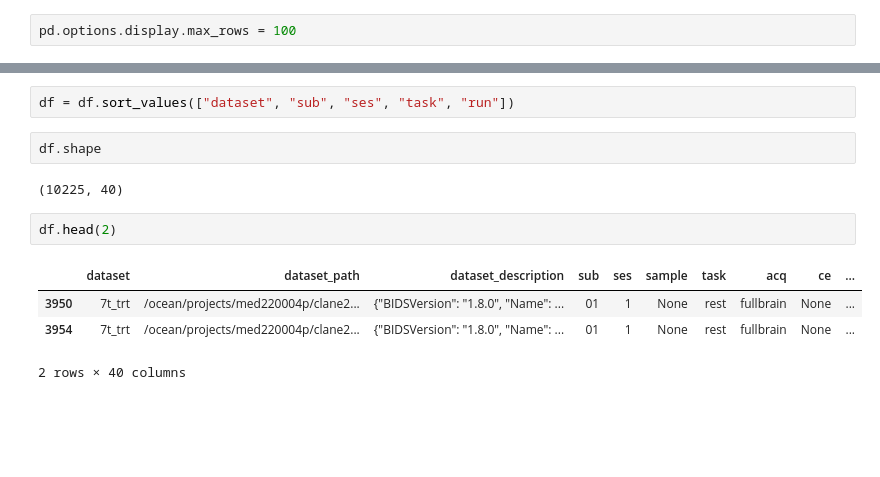
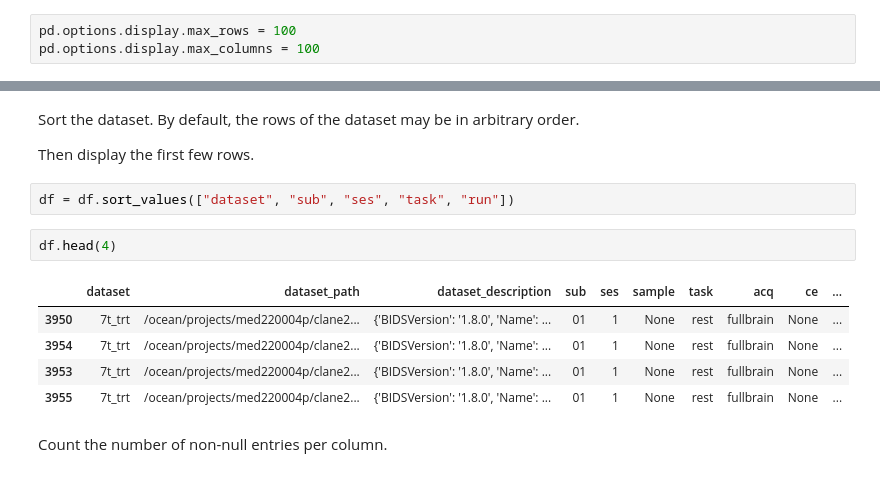
Before and after one commit to childmindresearch/bids2table, a Jupyter notebook: example/exploration.ipynb, the cells around one changed output, grey strips where cells are left out. Drawn from its saved outputs; the diff is of its cells as text; blank space fills up the shorter version.

```diff
--- a/example/exploration.ipynb
+++ b/example/exploration.ipynb
@@ -3,2 +7,3 @@ import pandas as pd
 # %%
 pd.options.display.max_rows = 100
+pd.options.display.max_columns = 100
@@ -17,14 +40,17 @@ Index(['dataset', 'dataset_path', 'dataset_description', 'sub', 'ses',
+# %% [markdown]
+Sort the dataset. By default, the rows of the dataset may be in arbitrary order.
+
+Then display the first few rows.
 # %%
 df = df.sort_values(["dataset", "sub", "ses", "task", "run"])
-# %%
-df.shape
-# %% [output]
-(10225, 40)
 # %%
-df.head(2)
+df.head(4)
 # %% [output]
 |  | dataset | dataset_path | dataset_description | sub | ses | sample | task | acq | ce | ... |
-| 3950 | 7t_trt | /ocean/projects/med220004p/clane2... | {"BIDSVersion": "1.8.0", "Name": ... | 01 | 1 | None | rest | fullbrain | None | ... |
-| 3954 | 7t_trt | /ocean/projects/med220004p/clane2... | {"BIDSVersion": "1.8.0", "Name": ... | 01 | 1 | None | rest | fullbrain | None | ... |
+| 3950 | 7t_trt | /ocean/projects/med220004p/clane2... | {'BIDSVersion': '1.8.0', 'Name': ... | 01 | 1 | None | rest | fullbrain | None | ... |
+| 3954 | 7t_trt | /ocean/projects/med220004p/clane2... | {'BIDSVersion': '1.8.0', 'Name': ... | 01 | 1 | None | rest | fullbrain | None | ... |
+| 3953 | 7t_trt | /ocean/projects/med220004p/clane2... | {'BIDSVersion': '1.8.0', 'Name': ... | 01 | 1 | None | rest | fullbrain | None | ... |
+| 3955 | 7t_trt | /ocean/projects/med220004p/clane2... | {'BIDSVersion': '1.8.0', 'Name': ... | 01 | 1 | None | rest | fullbrain | None | ... |
-2 rows × 40 columns
+# %% [markdown]
+Count the number of non-null entries per column.
 # %%
```
Also changed, not shown: parts of 15 cells of this notebook, 1 other file.
